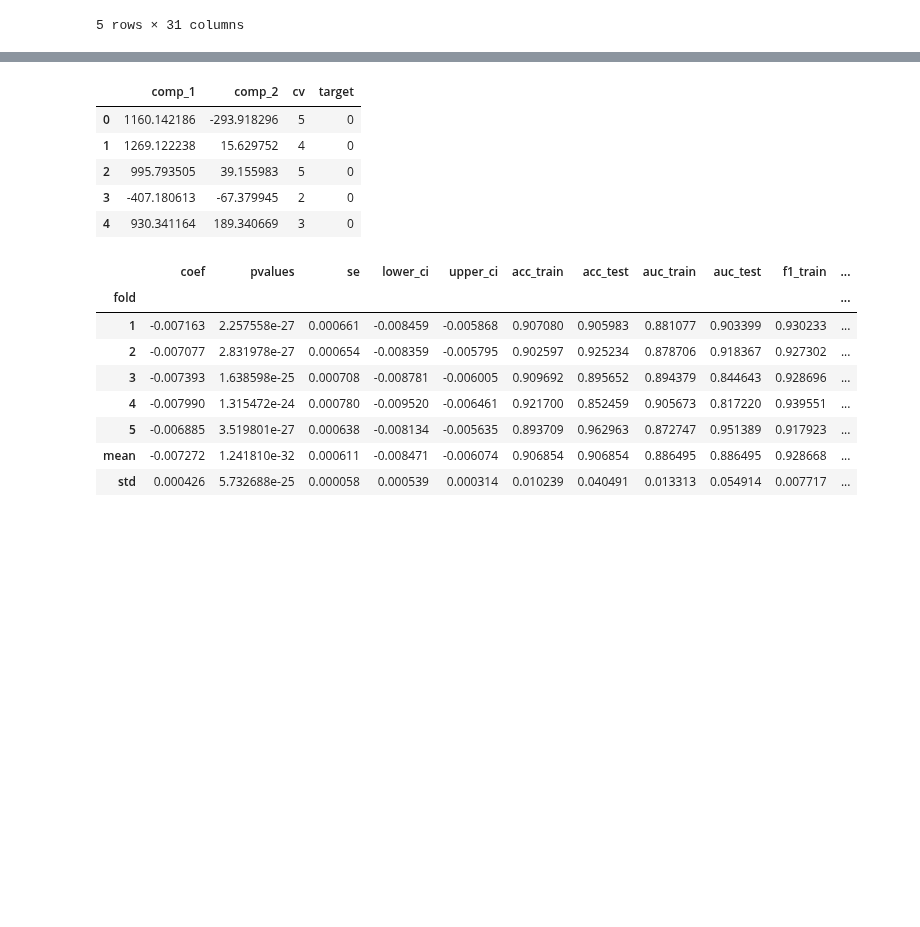
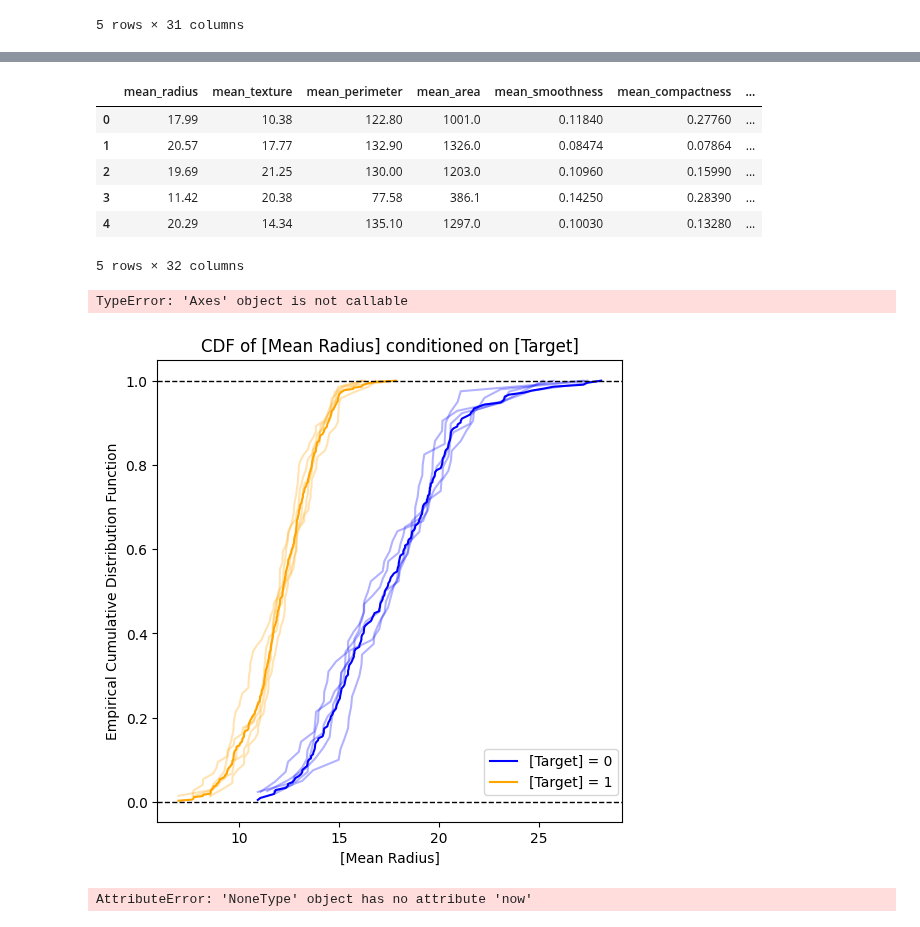
Before and after one commit to predictables/predictables, a Jupyter notebook: dev_univariate.ipynb, the cells around one changed output, grey strips where cells are left out. Saved outputs shown, nothing was run; the diff lists cells and outputs as text; code cells hidden in the pictures; blank space fills up the shorter version.

```diff
--- a/dev_univariate.ipynb
+++ b/dev_univariate.ipynb
@@ -226,10 +47,11 @@ from predictables.univariate import Univariate
 # %%
-df = pd.read_parquet("./cancerdf.parquet")
+df = df.collect().to_pandas()
 df.head()
 # %% [output]
-|  | comp_1 | comp_2 | cv | target |
-| 0 | 1160.142186 | -293.918296 | 5 | 0 |
-| 1 | 1269.122238 | 15.629752 | 4 | 0 |
-| 2 | 995.793505 | 39.155983 | 5 | 0 |
-| 3 | -407.180613 | -67.379945 | 2 | 0 |
-| 4 | 930.341164 | 189.340669 | 3 | 0 |
+|  | mean_radius | mean_texture | mean_perimeter | mean_area | mean_smoothness | mean_compactness | ... |
+| 0 | 17.99 | 10.38 | 122.80 | 1001.0 | 0.11840 | 0.27760 | ... |
+| 1 | 20.57 | 17.77 | 132.90 | 1326.0 | 0.08474 | 0.07864 | ... |
+| 2 | 19.69 | 21.25 | 130.00 | 1203.0 | 0.10960 | 0.15990 | ... |
+| 3 | 11.42 | 20.38 | 77.58 | 386.1 | 0.14250 | 0.28390 | ... |
+| 4 | 20.29 | 14.34 | 135.10 | 1297.0 | 0.10030 | 0.13280 | ... |
+5 rows × 32 columns
@@ -239,12 +57,0 @@ ua = Univariate(df, 'cv', 'comp_1', 'target')
-# %%
-ua.results
-# %% [output]
-|  | coef | pvalues | se | lower_ci | upper_ci | acc_train | acc_test | auc_train | auc_test | f1_train | ... |
-| fold |  |  |  |  |  |  |  |  |  |  | ... |
-| 1 | -0.007163 | 2.257558e-27 | 0.000661 | -0.008459 | -0.005868 | 0.907080 | 0.905983 | 0.881077 | 0.903399 | 0.930233 | ... |
-| 2 | -0.007077 | 2.831978e-27 | 0.000654 | -0.008359 | -0.005795 | 0.902597 | 0.925234 | 0.878706 | 0.918367 | 0.927302 | ... |
-| 3 | -0.007393 | 1.638598e-25 | 0.000708 | -0.008781 | -0.006005 | 0.909692 | 0.895652 | 0.894379 | 0.844643 | 0.928696 | ... |
-| 4 | -0.007990 | 1.315472e-24 | 0.000780 | -0.009520 | -0.006461 | 0.921700 | 0.852459 | 0.905673 | 0.817220 | 0.939551 | ... |
-| 5 | -0.006885 | 3.519801e-27 | 0.000638 | -0.008134 | -0.005635 | 0.893709 | 0.962963 | 0.872747 | 0.951389 | 0.917923 | ... |
-| mean | -0.007272 | 1.241810e-32 | 0.000611 | -0.008471 | -0.006074 | 0.906854 | 0.906854 | 0.886495 | 0.886495 | 0.928668 | ... |
-| std | 0.000426 | 5.732688e-25 | 0.000058 | 0.000539 | 0.000314 | 0.010239 | 0.040491 | 0.013313 | 0.054914 | 0.007717 | ... |
@@ -260,0 +58,36 @@ rpt.build()
+# %%
+filename = f'./test_{np.random.randint(0, 123456789)}.pdf'
+margins = [0.25, 0.25, 0.5, 0.5]
+
+ua = Univariate(df, 'cv', 'mean_radius', 'target', time_series_validation=False)
+
+func = lambda: ua.plot_cdf(figsize=(6,6))
+
+Report(filename, margins).plot_no_caption(func(), 6, 6)
+# %% [output]
+TypeError: 'Axes' object is not callable
+[figure, added]
+# %%
+filename = f'./test_{np.random.randint(0, 123456789)}.pdf'
+margins = [0.25, 0.25, 0.5, 0.5]
+
+rpt = (
+    Univariate
+        ._rpt_title_page(filename=filename, margins=margins)
+        .title('Univariate Analysis - Hit Ratio Model')
+        .author('Andy Weaver')
+        .date()
+)
+
+for col in df.columns[:1]:
+    if col not in ["target", "cv"]:
+        df1 = pd.concat([df[col], y, df['cv']], axis=1)
+        df1.columns = [col, 'target', 'cv']
+
+        ua = Univariate(df1, 'cv', col, 'target', time_series_validation=False)
+        rpt = ua.add_to_report(rpt)
+
+
+rpt.build()
+# %% [output]
+AttributeError: 'NoneType' object has no attribute 'now'
```
Also changed, not shown: parts of 24 cells of this notebook, 12 other files.
